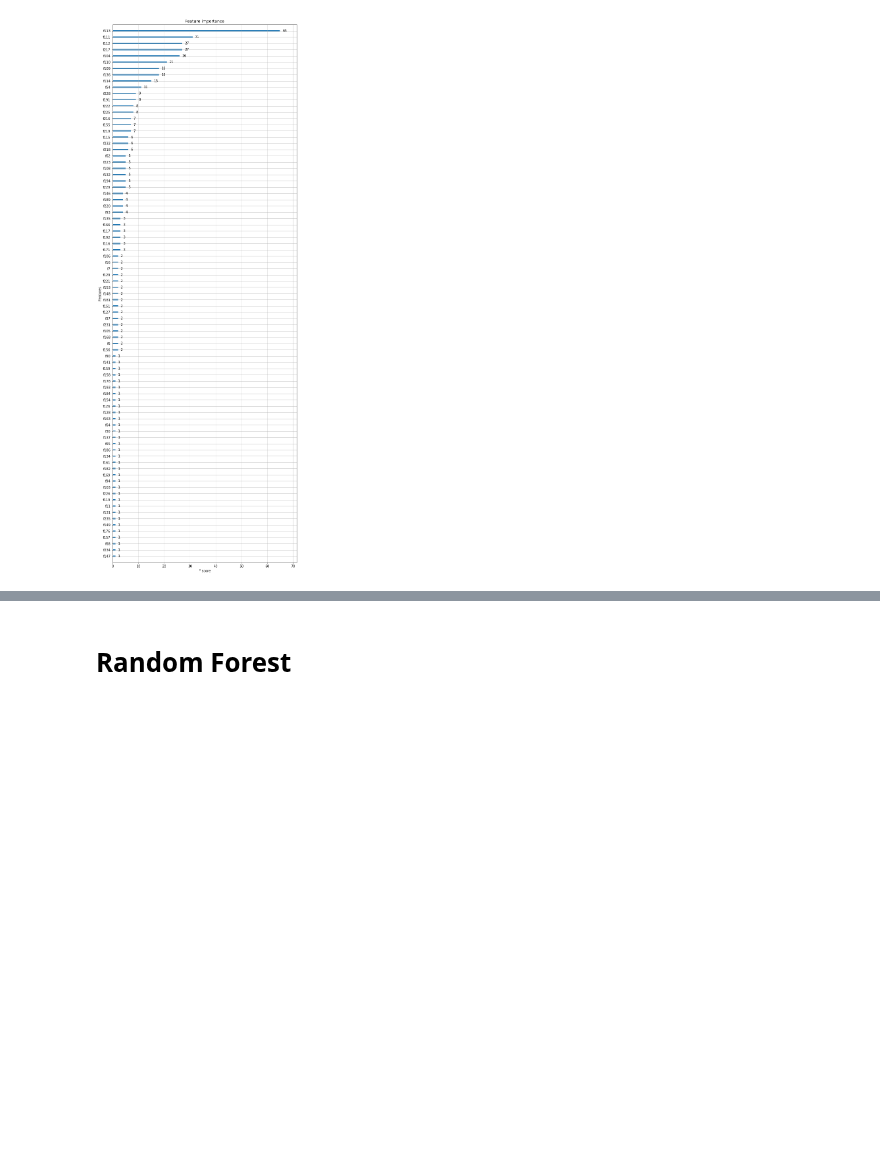
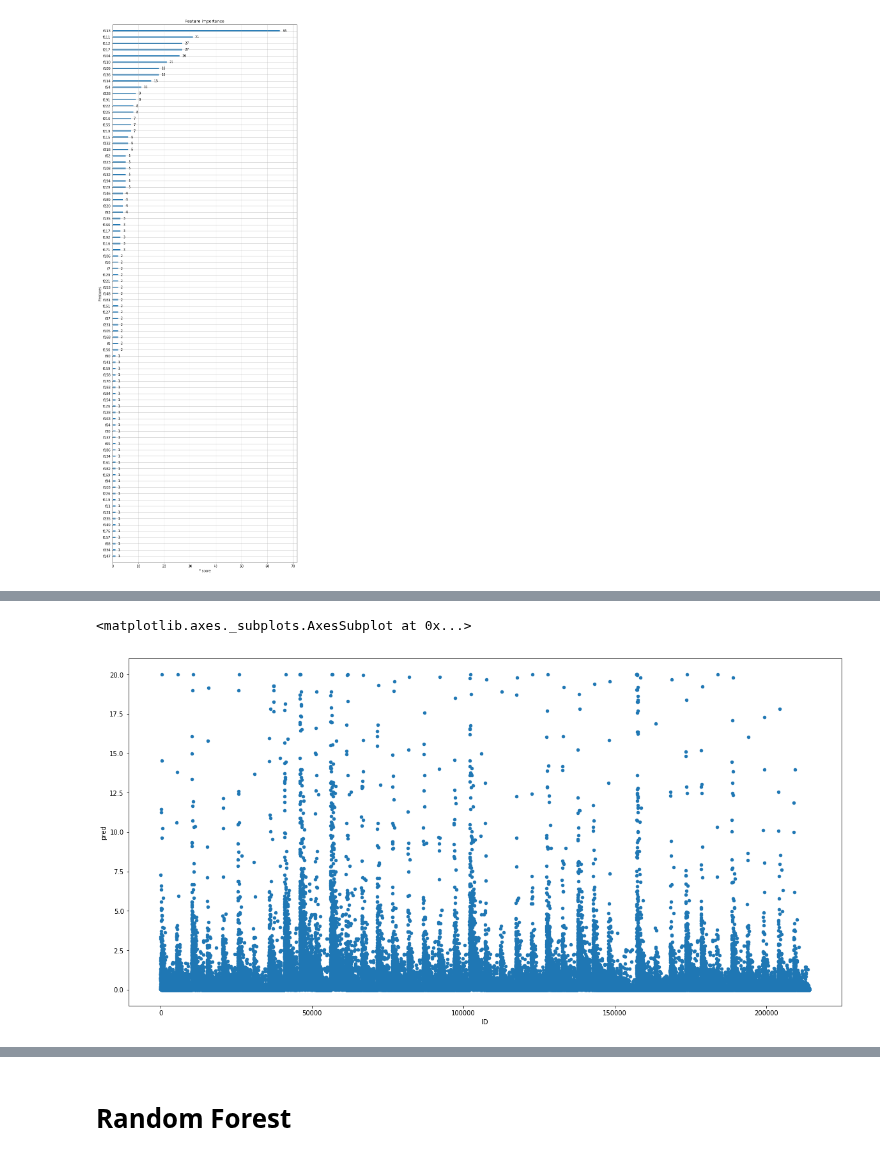
Before and after one commit to GatzZ/competitive-data-science-final-project, a Jupyter notebook: Main.ipynb, the cells around one changed output, grey strips where cells are left out. Drawn from its saved outputs; the diff is of its cells as text; code cells hidden in the pictures; blank space fills up the shorter version.

```diff
--- a/Main.ipynb
+++ b/Main.ipynb
@@ -650,0 +656,4 @@ sub_df.head()
+# %%
+df_leakege = df_test.iloc[:, :5]
+df_leakege.loc[:, 'pred'] = preds
+df_leakege
@@ -650,0 +681,5 @@ sub_df.head()
+# %%
+df_leakege.plot.scatter('ID', 'pred', figsize=(20, 10))
+# %% [output]
+<matplotlib.axes._subplots.AxesSubplot at 0x...>
+[figure, added]
```
Also changed, not shown: parts of 15 cells of this notebook, 3 other files.
